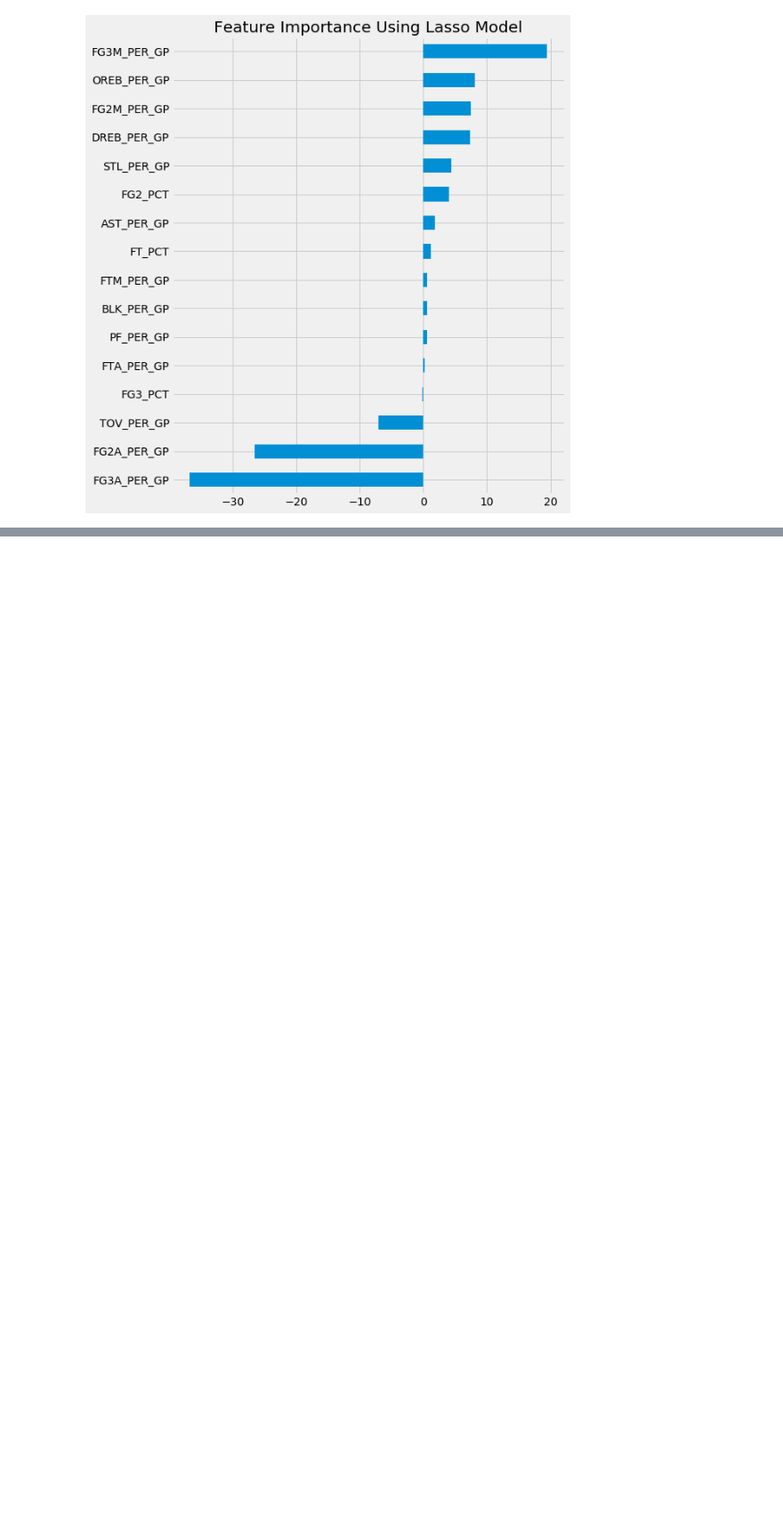
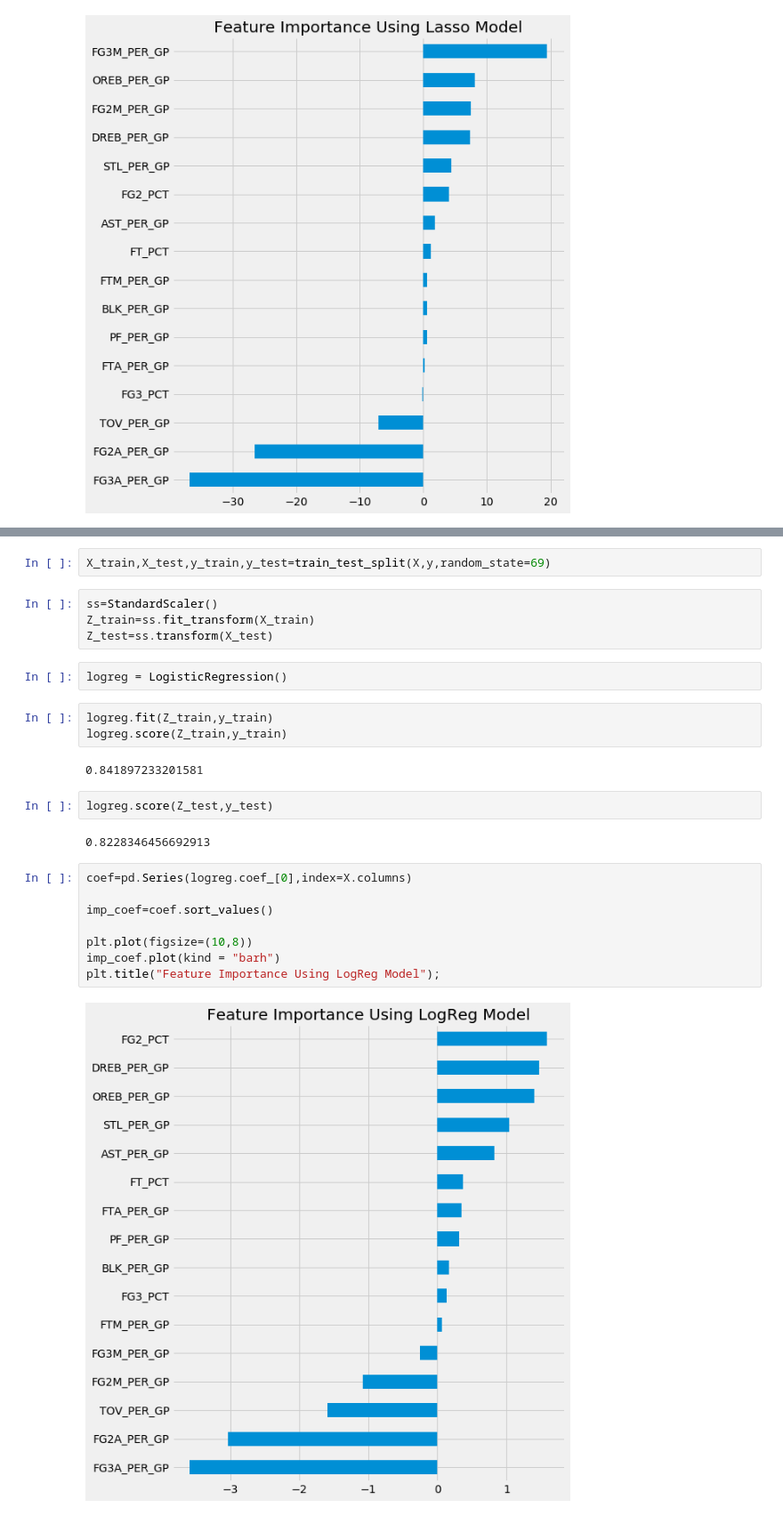
Before and after one commit to bgp09002/NBA, a Jupyter notebook: 3. Modeling/Modeling.ipynb, the cells around one changed output, grey strips where cells are left out. Shown: that part at 89% size. Cells and saved outputs as stored; diff of their text form; blank space fills up the shorter version.

Commit message:
added logreg model

```diff
--- a/3. Modeling/Modeling.ipynb
+++ b/3. Modeling/Modeling.ipynb
@@ -192,0 +273,27 @@ plt.title("Feature Importance Using Lasso Model");
+# %%
+X_train,X_test,y_train,y_test=train_test_split(X,y,random_state=69)
+# %%
+ss=StandardScaler()
+Z_train=ss.fit_transform(X_train)
+Z_test=ss.transform(X_test)
+# %%
+logreg = LogisticRegression()
+# %%
+logreg.fit(Z_train,y_train)
+logreg.score(Z_train,y_train)
+# %% [output]
+0.841897233201581
+# %%
+logreg.score(Z_test,y_test)
+# %% [output]
+0.8228346456692913
+# %%
+coef=pd.Series(logreg.coef_[0],index=X.columns)
+
+imp_coef=coef.sort_values()
+
+plt.plot(figsize=(10,8))
+imp_coef.plot(kind = "barh")
+plt.title("Feature Importance Using LogReg Model");
+# %% [output]
+[figure, added]
```
Also changed, not shown: parts of 13 cells of this notebook, 4 other files.
